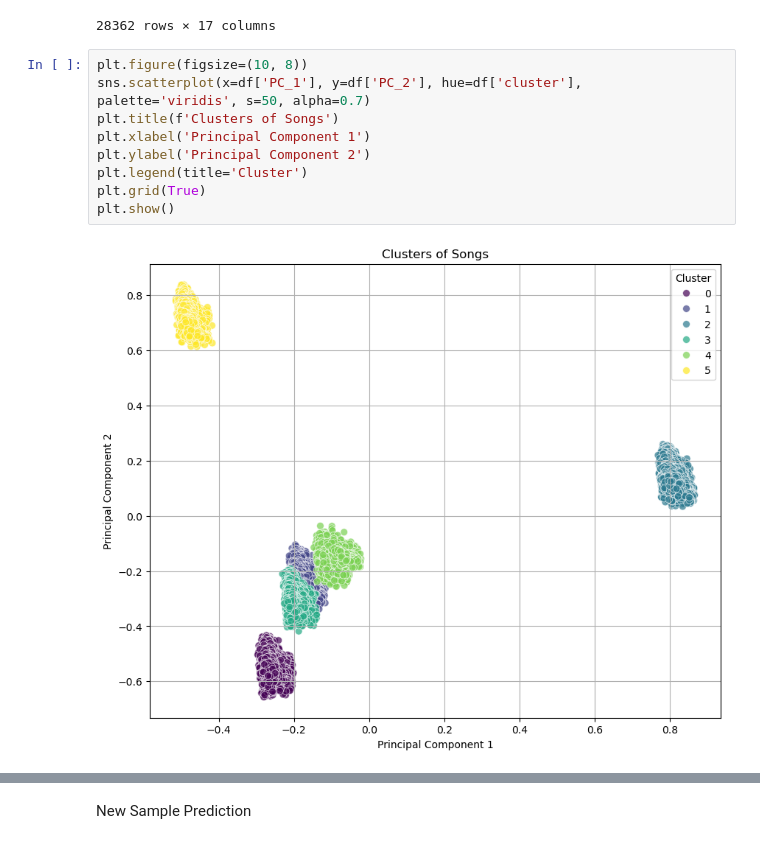
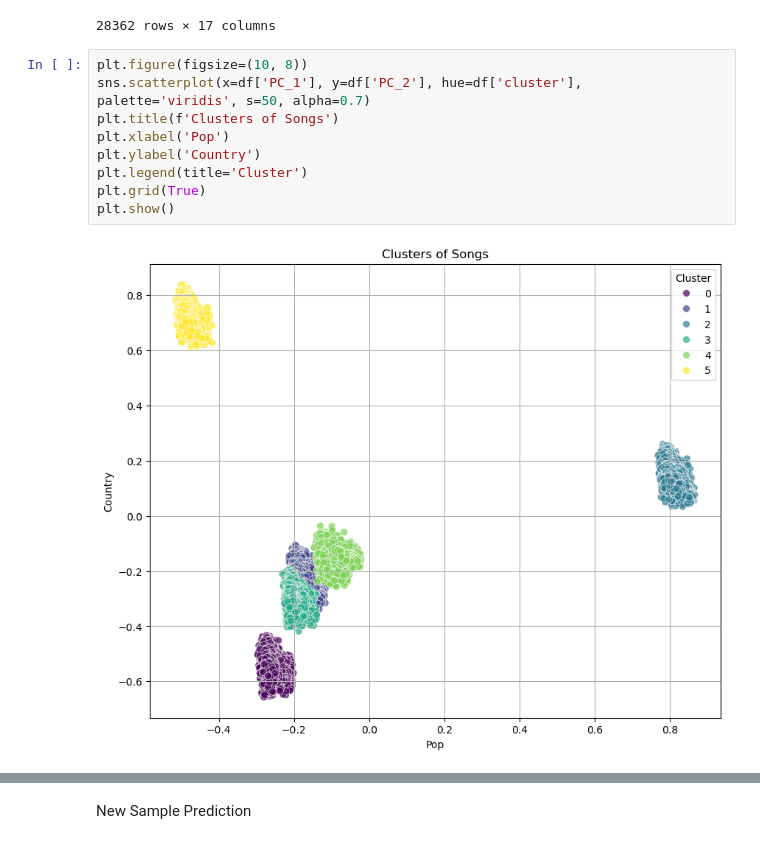
Before and after one commit to Seribii1o1/Music-Recommendation-Algorithm, a Jupyter notebook: code/model.ipynb, the cells around one changed output, grey strips where cells are left out. Saved outputs shown, nothing was run; the diff lists cells and outputs as text.

```diff
--- a/code/model.ipynb
+++ b/code/model.ipynb
@@ -150,11 +155,11 @@ df
 # %%
 plt.figure(figsize=(10, 8))
 sns.scatterplot(x=df['PC_1'], y=df['PC_2'], hue=df['cluster'], palette='viridis', s=50, alpha=0.7)
 plt.title(f'Clusters of Songs')
-plt.xlabel('Principal Component 1')
-plt.ylabel('Principal Component 2')
+plt.xlabel('Pop')
+plt.ylabel('Country')
 plt.legend(title='Cluster')
 plt.grid(True)
 plt.show()
 # %% [output]
-[figure, old version]
+[figure, new version]
```
Also changed, not shown: parts of 7 cells of this notebook, 6 other files.
